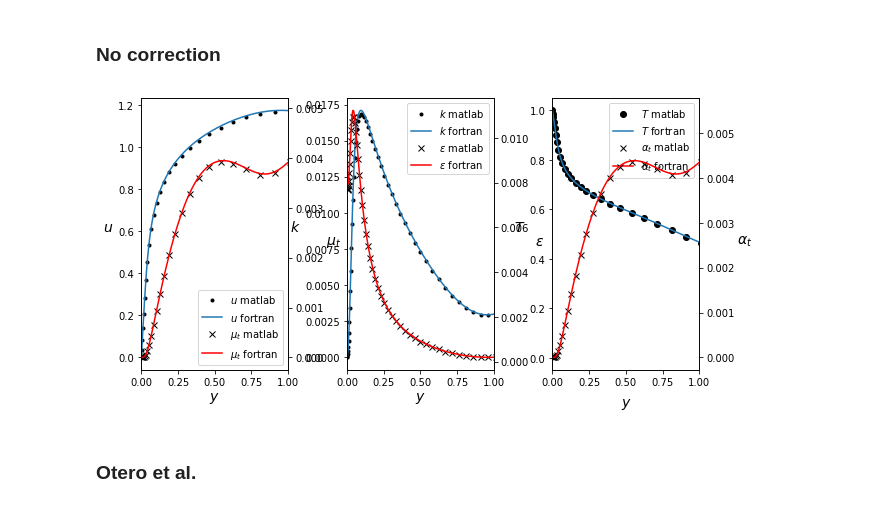
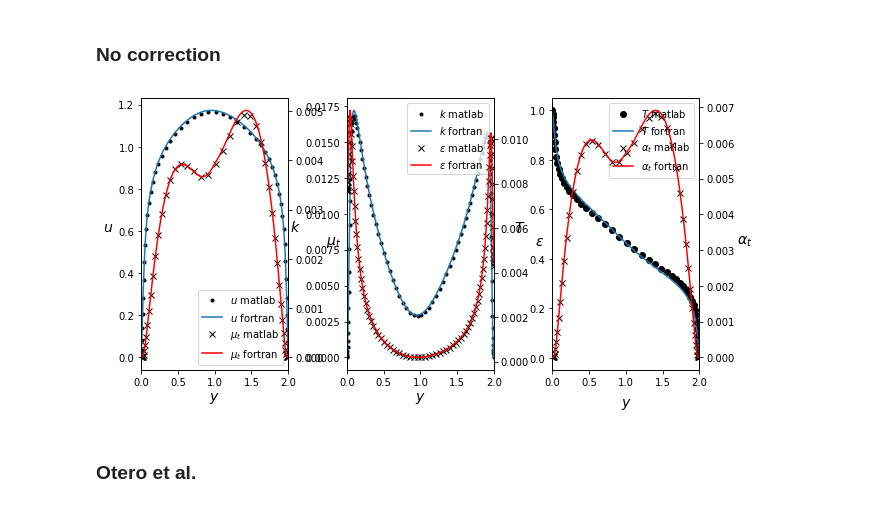
Before and after one commit to Fluid-Dynamics-Of-Energy-Systems-Team/RANS_pipe, a Jupyter notebook: notebooks/validation_constd_matlab.ipynb, the cells around one changed output. Saved outputs shown, nothing was run; the diff lists cells and outputs as text; code cells hidden in the pictures.

```diff
--- a/notebooks/validation_constd_matlab.ipynb
+++ b/notebooks/validation_constd_matlab.ipynb
@@ -118,7 +118,7 @@ def plot_mk(df_mk_matlab, df_mk_fortran, half=True):
     df_mk_fortran.plot('y','T',ax=ax11, label='$T$ fortran')
     df_mk_matlab['rho']=1.5/(df_mk_matlab['T']+1.5)
     df_mk_matlab['alphat_correct']=df_mk_matlab['alphat']/df_mk_matlab['rho']
-    df_mk_matlab[::4].plot('y','alphat',ax=ax21, label=r'$\alpha_t$ matlab',linestyle="None", marker='x', color='k')
+    df_mk_matlab[::4].plot('y','alphat_correct',ax=ax21, label=r'$\alpha_t$ matlab',linestyle="None", marker='x', color='k')
     df_mk_fortran.plot('y','alphat',ax=ax21, label=r'$\alpha_t$ fortran',color='r')
     ax11.set_ylabel(r'$T$',fontsize=14,rotation=0, labelpad=10)
     ax11.set_xlabel(r'$y$',fontsize=14, labelpad=10)
@@ -130,17 +130,17 @@ def plot_mk(df_mk_matlab, df_mk_fortran, half=True):
     if half:
         ax11.set_xbound(0,1)
 
-    return fig,(ax1,ax2,ax11)
+    return fig,(ax,ax2,ax11)
 # %% [markdown]
 ## Constant Turbulent Prandtl
 # %% [markdown]
 ### No correction
 # %%
-df_mk_vd_nc_cPr_fortran = pd.read_fwf('../channel/Inflow_MK_cPr_mod0_03750.csv',widths=21*[20]) #the complete fi?eld
+df_mk_vd_nc_cPr_fortran = pd.read_fwf('../channel/Inflow_MK_cPr_mod0_IG_03750.csv',widths=21*[20]) #the complete fi?eld
 df_mk_vd_nc_cPr_matl = pd.read_csv('validation_data/matlab_code/mk_vard_cpr_nocor.csv',sep=',')
-fig, (ax1,ax2,ax3) = plot_mk(df_mk_vd_nc_cPr_matl, df_mk_vd_nc_cPr_fortran)
+fig, (ax1,ax2,ax3) = plot_mk(df_mk_vd_nc_cPr_matl, df_mk_vd_nc_cPr_fortran, half=False)
 # %% [output]
-[figure, old version]
+[figure, new version]
 # %% [markdown]
 ### Otero et al.
 # %%
```
Also changed, not shown: parts of 4 cells of this notebook, 15 other files.
